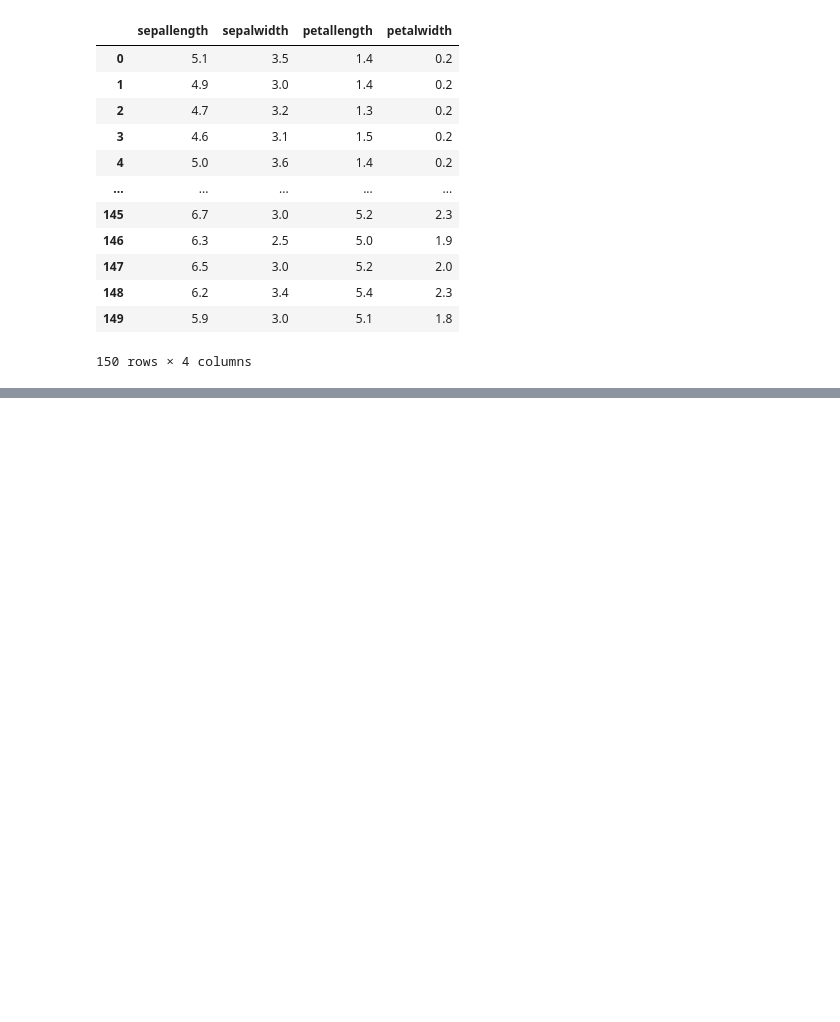
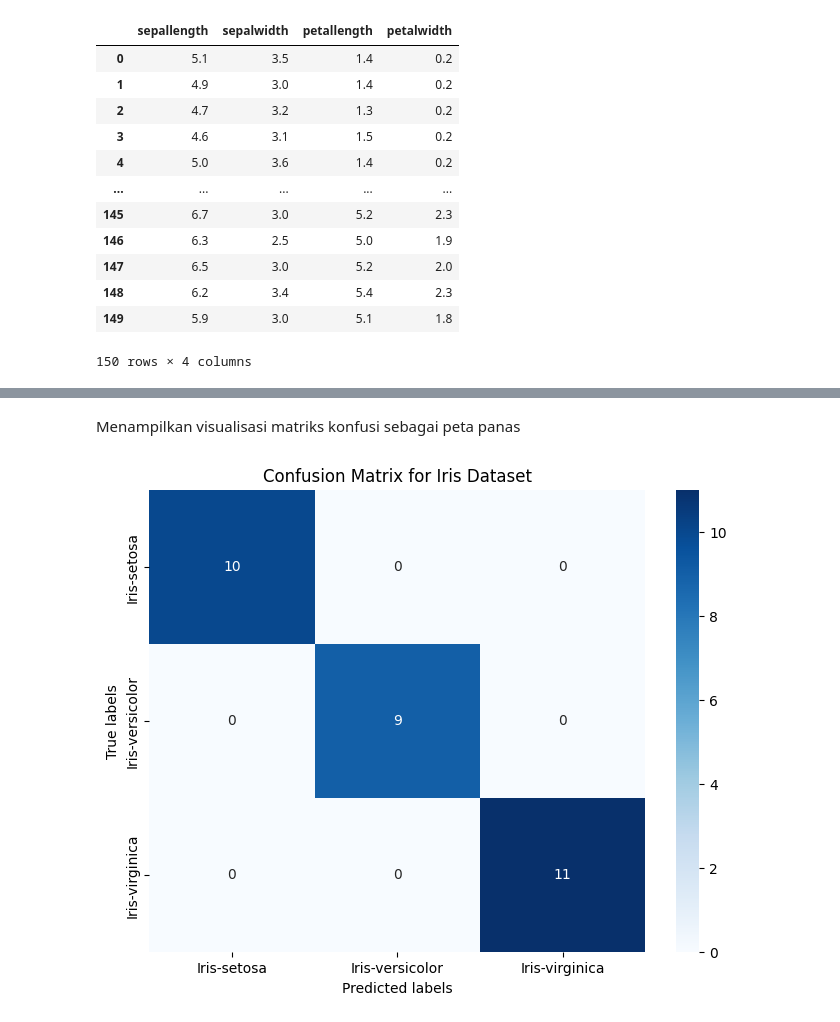
Before and after one commit to cndylmr02/pendata, a Jupyter notebook: _sources/Iris-Backpropagation.ipynb, the cells around one changed output, grey strips where cells are left out. Cells and saved outputs as stored; diff of their text form; code cells hidden in the pictures; blank space fills up the shorter version.

```diff
--- a/_sources/Iris-Backpropagation.ipynb
+++ b/_sources/Iris-Backpropagation.ipynb
@@ -63,0 +94,9 @@ scaler = MinMaxScaler()
+# %%
+#Split data into train and test data
+X_train, X_test, y_train, y_test = train_test_split(X, y, test_size=0.2, random_state = 42)
+# %%
+sc=StandardScaler()
+
+scaler = sc.fit(X_train)
+X_train_scaled = scaler.transform(X_train)
+X_test_scaled = scaler.transform(X_test)
@@ -63,0 +137,7 @@ scaler = MinMaxScaler()
+# %%
+backpro = MLPClassifier(random_state=42, hidden_layer_sizes=(150,100,50),
+                        max_iter = 300, activation = 'logistic',
+                        solver = 'adam', alpha=0.0001)
+
+# melakukan training pada model
+backpro.fit(X_train_scaled, y_train)
@@ -63,0 +147,4 @@ scaler = MinMaxScaler()
+# %%
+y_pred = backpro.predict(X_test_scaled)
+
+print('Accuracy: {:.2f}'.format(accuracy_score(y_test, y_pred)))
@@ -63,0 +185,12 @@ scaler = MinMaxScaler()
+# %% [markdown]
+Menampilkan visualisasi matriks konfusi sebagai peta panas
+# %%
+cm = confusion_matrix(y_test, y_pred)
+plt.figure(figsize=(8, 6))
+sns.heatmap(cm, annot=True, cmap='Blues', xticklabels=backpro.classes_, yticklabels=backpro.classes_)
+plt.title('Confusion Matrix for Iris Dataset')
+plt.xlabel('Predicted labels')
+plt.ylabel('True labels')
+plt.show()
+# %% [output]
+[figure, added]
```
Also changed, not shown: parts of 25 cells of this notebook, 11 other files.
